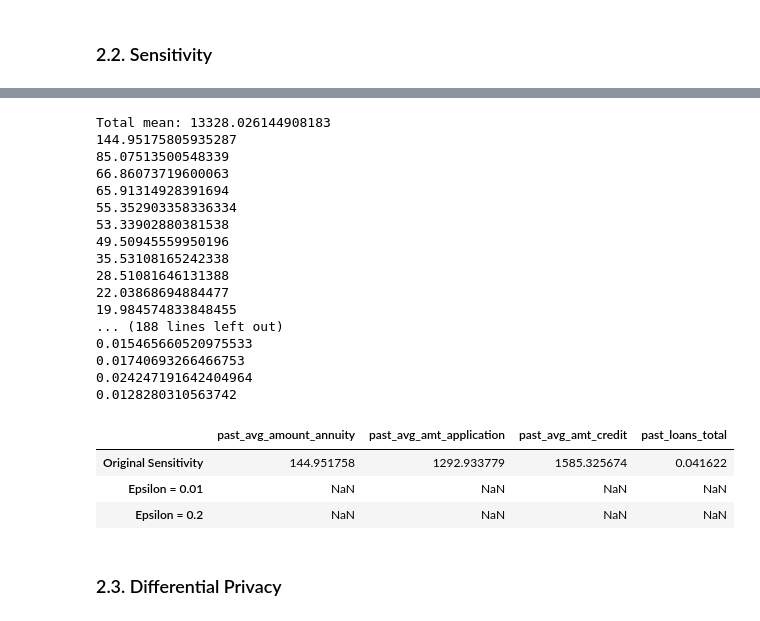
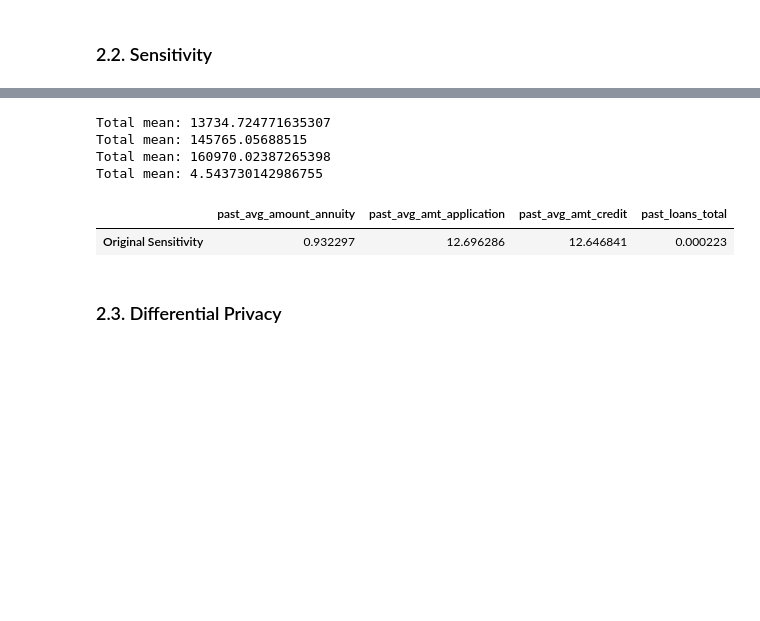
Before and after one commit to patii01/SP-Project, a Jupyter notebook: Assignment 2/SP_Assignment2.ipynb, the cells around one changed output, grey strips where cells are left out. Saved outputs shown, nothing was run; the diff lists cells and outputs as text; code cells hidden in the pictures; blank space fills up the shorter version.

```diff
--- a/Assignment 2/SP_Assignment2.ipynb
+++ b/Assignment 2/SP_Assignment2.ipynb
@@ -16,8 +16,7 @@ from scipy import stats
 
 infri = pd.read_csv('data/infringement_dataset_v2.csv')
 
-infri.fillna(value = -1,
-          inplace = True)
+infri.fillna(value = -1, inplace = True)
 
 display(infri)
 # %% [output]
@@ -41,6 +40,7 @@ display(infri)
 # %%
 from matplotlib import pyplot as plt
-columns = ['past_avg_amount_annuity', 'past_avg_amt_application', 'past_avg_amt_credit', 'past_loans_total']
-colunas = infri[['age','past_avg_amount_annuity', 'past_avg_amt_application', 'past_avg_amt_credit', 'past_loans_total']]
-colunas = colunas.groupby("age").mean()
-display(colunas)
+columns = ['age', 'past_avg_amount_annuity', 'past_avg_amt_application', 'past_avg_amt_credit', 'past_loans_total']
+colunas = infri[columns]
+
+display(infri)
+groupby_age = colunas.groupby("age").mean()
@@ -47,47 +61,34 @@ display(colunas)
+# %%
+def sensitivity_mean(data):
+    l = []
+    data = data.to_numpy()
+
+    mean_past = np.average(data)
+    print("Total mean:", mean_past)
+
+    for i in range(len(data)):
+        aux = np.average(np.delete(data, i))
+        l.append(abs(mean_past - aux))
+
+    return max(l)
 # %%
-def sensitivity_mean(data):
-    l = []
-    mean_past = data.mean()
-    print("Total mean:", mean_past)
-
-    for i in range(len(data)):
-        aux = data.drop(data.index[i])
-        l.append(abs(mean_past - aux.mean()))
-
-    return max(l)
-
-df_sensitivity = pd.DataFrame(columns=columns, index = ["Original Sensitivity", "Epsilon = 0.01", "Epsilon = 0.2"])
+df_sensitivity = pd.DataFrame(columns=columns[1:], index = ["Original Sensitivity"])
 
 s_annuity = sensitivity_mean(colunas['past_avg_amount_annuity'])
 s_application = sensitivity_mean(colunas['past_avg_amt_application'])
 s_credit = sensitivity_mean(colunas['past_avg_amt_credit'])
 s_loans = sensitivity_mean(colunas['past_loans_total'])
 
 df_sensitivity.loc["Original Sensitivity"] = [s_annuity, s_application, s_credit, s_loans]
 
 display(df_sensitivity)
 # %% [output]
-Total mean: 13328.026144908183
-144.95175805935287
-85.07513500548339
-66.86073719600063
-65.91314928391694
-55.352903358336334
-53.33902880381538
-49.50945559950196
-35.53108165242338
-28.51081646131388
-22.03868694884477
-19.984574833848455
-... (188 lines left out)
-0.015465660520975533
-0.01740693266466753
-0.024247191642404964
-0.0128280310563742
+Total mean: 13734.724771635307
+Total mean: 145765.05688515
+Total mean: 160970.02387265398
+Total mean: 4.543730142986755
 |  | past_avg_amount_annuity | past_avg_amt_application | past_avg_amt_credit | past_loans_total |
-| Original Sensitivity | 144.951758 | 1292.933779 | 1585.325674 | 0.041622 |
-| Epsilon = 0.01 | NaN | NaN | NaN | NaN |
-| Epsilon = 0.2 | NaN | NaN | NaN | NaN |
+| Original Sensitivity | 0.932297 | 12.696286 | 12.646841 | 0.000223 |
 # %% [markdown]
 ### 2.3. Differential Privacy
 # %%
```
Also changed, not shown: parts of 10 cells of this notebook.
